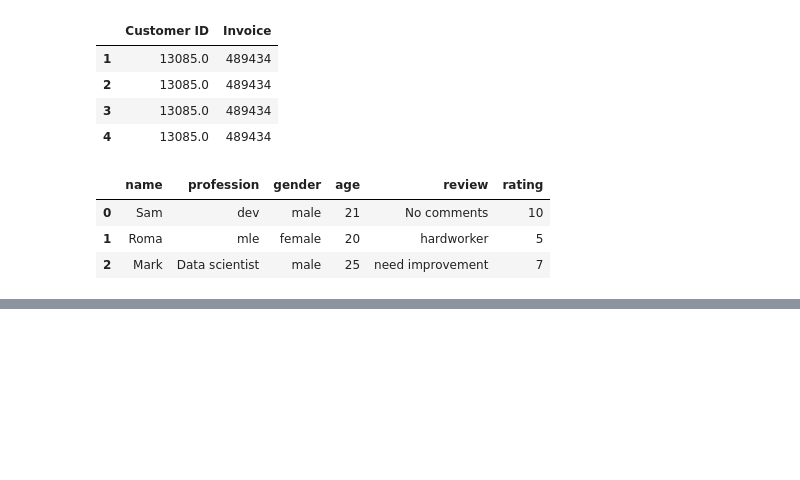
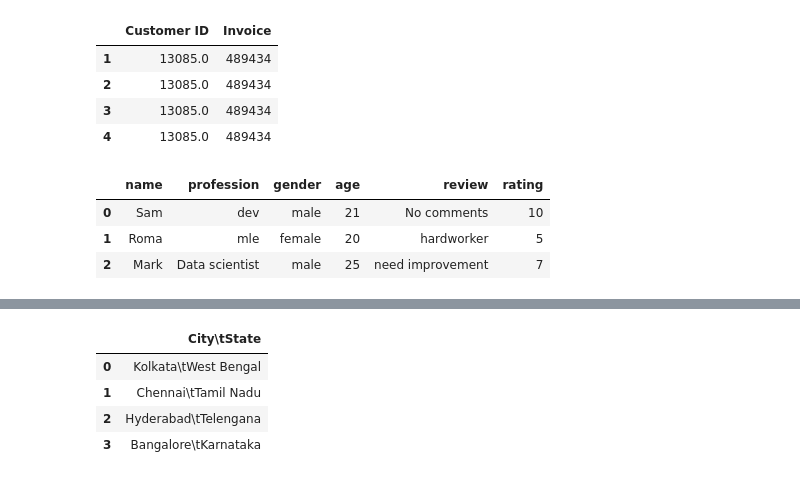
Before and after one commit to msarkar92/pandas-basics, a Jupyter notebook: Pandas_1.ipynb, the cells around one changed output, grey strips where cells are left out. Drawn from its saved outputs; the diff is of its cells as text; code cells hidden in the pictures; blank space fills up the shorter version.

```diff
--- a/Pandas_1.ipynb
+++ b/Pandas_1.ipynb
@@ -738,0 +766,11 @@ q2Data[q2Data['rating'] >= 6]
+# %%
+# Assignment Add Q4
+import pandas as pd
+df4 = pd.DataFrame({'City\tState': ["Kolkata\tWest Bengal", "Chennai\tTamil Nadu", "Hyderabad\tTelengana", "Bangalore\tKarnataka"]})
+df4
+# %% [output]
+|  | City\tState |
+| 0 | Kolkata\tWest Bengal |
+| 1 | Chennai\tTamil Nadu |
+| 2 | Hyderabad\tTelengana |
+| 3 | Bangalore\tKarnataka |
```
Also changed, not shown: parts of 4 cells of this notebook.
